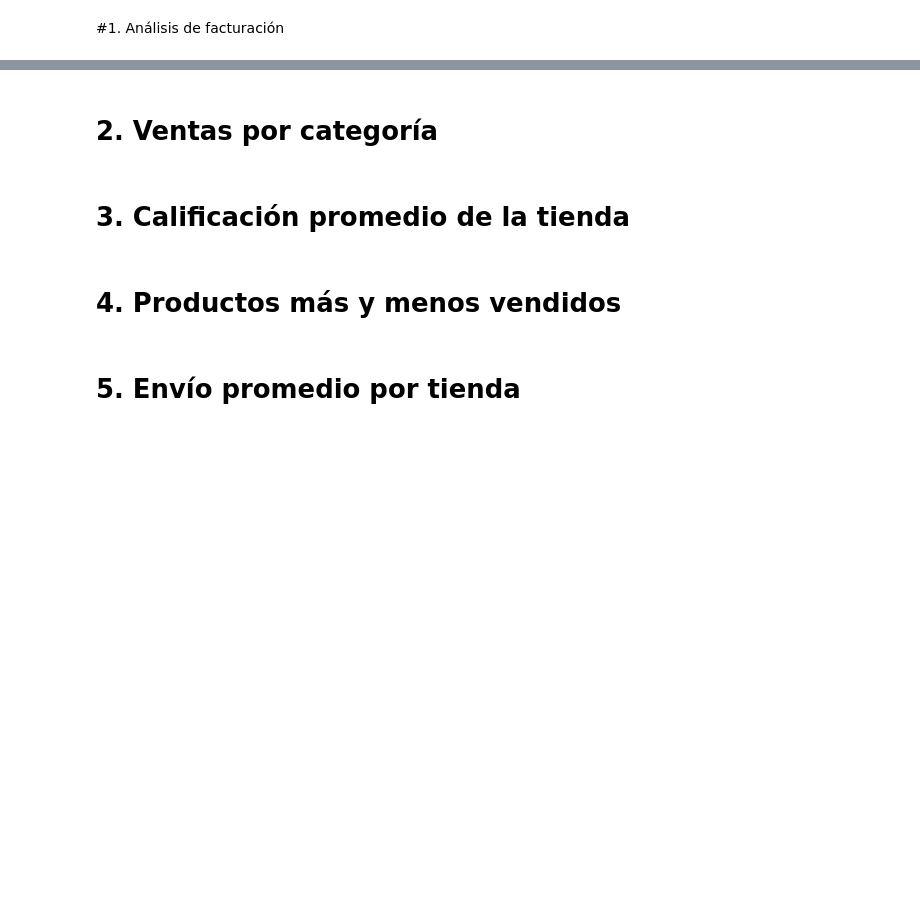
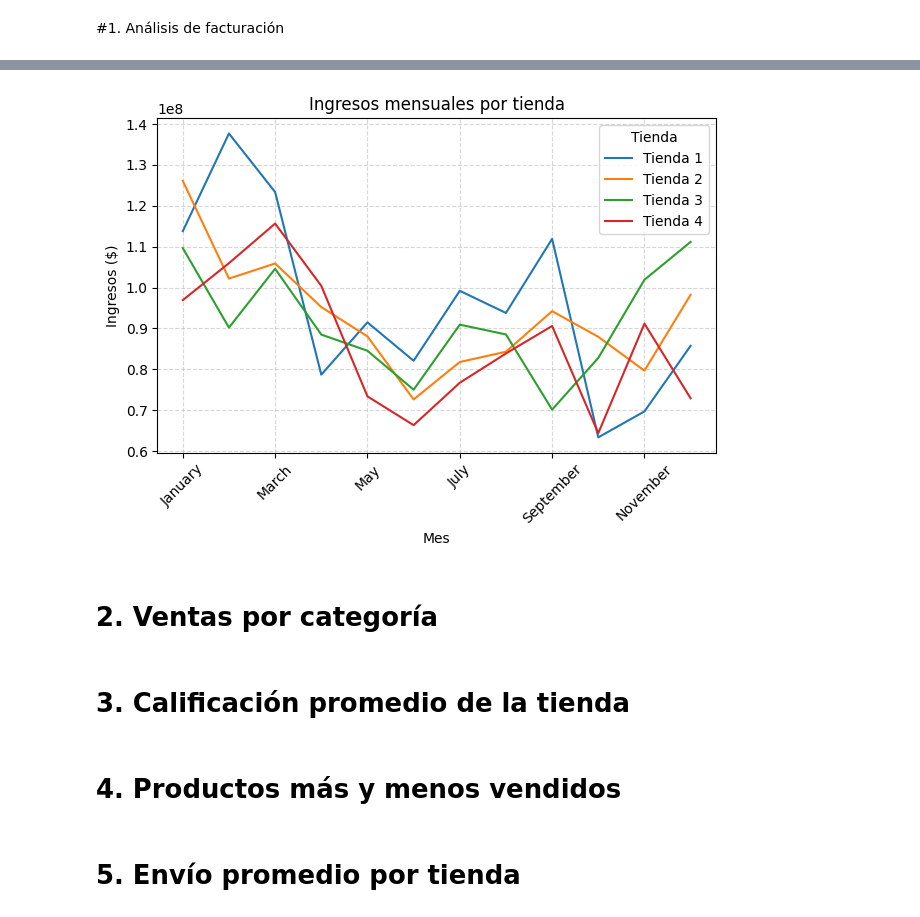
Before and after one commit to kevirui/Challenge-Alura-Store, a Jupyter notebook: AluraStoreLatam.ipynb, the cells around one changed output, grey strips where cells are left out. Drawn from its saved outputs; the diff is of its cells as text; code cells hidden in the pictures; blank space fills up the shorter version.

```diff
--- a/AluraStoreLatam.ipynb
+++ b/AluraStoreLatam.ipynb
@@ -40,2 +56,52 @@ La tienda 4 tiene ingreso total de 1038375700 $
+# %%
+# Calculo de ingresos totales de las tiendas (por las dudas)
+ingresoTotal = lambda tiendaN: sum(tiendaN.Precio)
+ingresosTotales = {
+    'Tienda 1': ingresoTotal(tienda),
+    'Tienda 2': ingresoTotal(tienda2),
+    'Tienda 3': ingresoTotal(tienda3),
+    'Tienda 4': ingresoTotal(tienda4)
+}
+
+# Agrupo por mes sumando los ingresos totales de cada mes
+ingresoMensual = lambda x: x.groupby(['Mes_nombre'])['Precio'].sum().reset_index()
+ingresosMensuales = {
+    'Tienda 1': ingresoMensual(tienda),
+    'Tienda 2': ingresoMensual(tienda2),
+    'Tienda 3': ingresoMensual(tienda3),
+    'Tienda 4': ingresoMensual(tienda4)
+}
+
+# Uno todas las tiendas en una sola con la columna 'Tienda'
+for nombre, df in ingresosMensuales.items():
+  df['Tienda'] = nombre  # Agrego columna el nombre de la tienda
+
+# Concatenar todas las tiendas en una
+tiendasEIngresos = pd.concat(ingresosMensuales.values(), ignore_index=True)
+
+pivote = tiendasEIngresos.pivot(index='Mes_nombre', columns='Tienda', values='Precio')
+pivote = pivote.loc[calendar.month_name[1:]]  # ordena por meses de enero a diciembre
+
+pivote.plot(kind='line')
+plt.title("Ingresos mensuales por tienda")
+plt.xlabel("Mes")
+plt.ylabel("Ingresos ($)")
+plt.grid(True, linestyle='--', alpha=0.5)
+plt.xticks(rotation=45)
+plt.tight_layout()
+plt.legend(title="Tienda")
+plt.show()
+
+# df_ingresos = pd.Series(ingresosTotales)
+# df_ingresos.plot(kind='line', color='skyblue', marker='o')
+# plt.title("Ingresos totales por tienda")
+# plt.ylabel('Ingresos ($)')
+# plt.xlabel('Tienda')
+# plt.xticks(rotation=0)
+# plt.grid(axis='y', linestyle='--', alpha=0.5)
+# plt.tight_layout()
+# plt.show()
+# %% [output]
+[figure, added]
 # %% [markdown]
 # 2. Ventas por categoría
```
Also changed, not shown: parts of 8 cells of this notebook.
